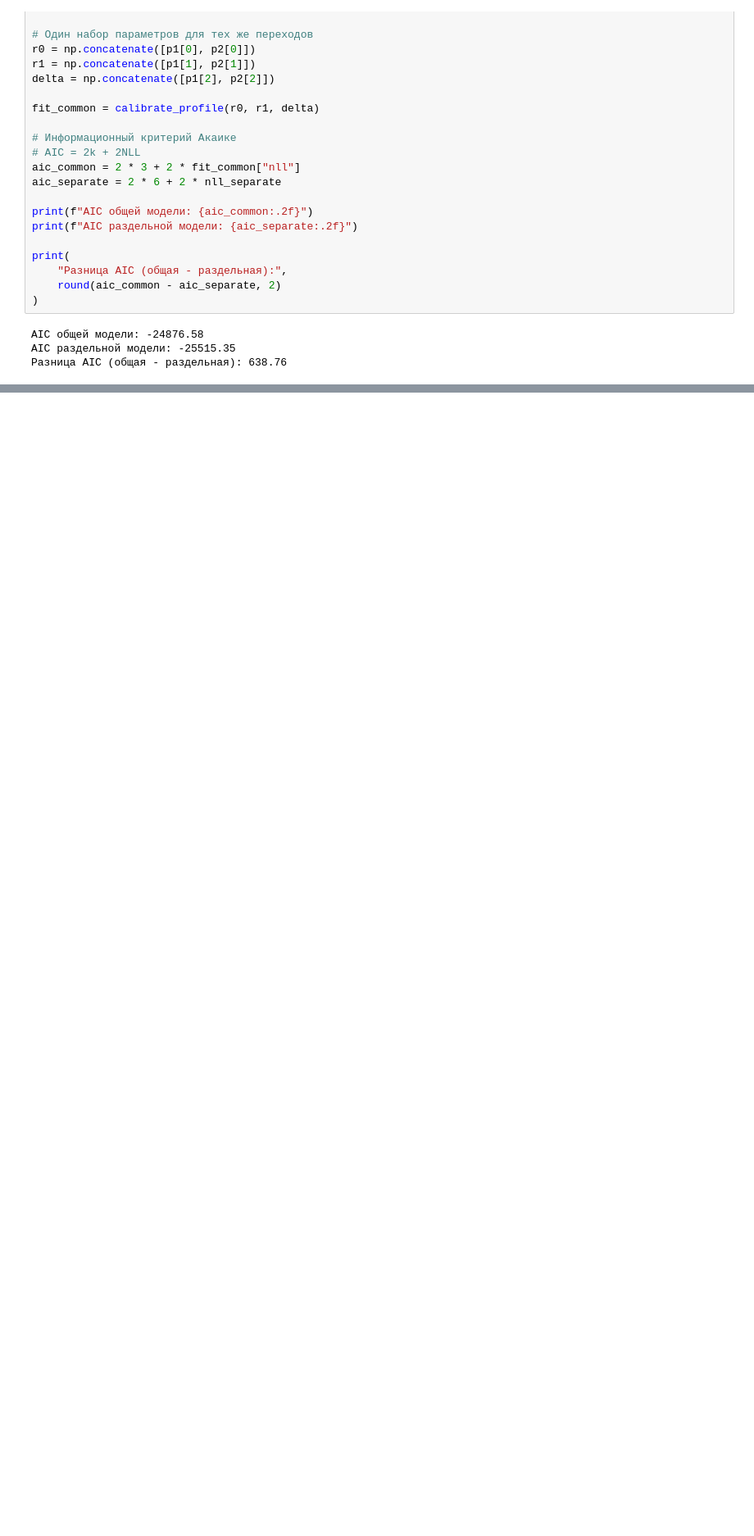
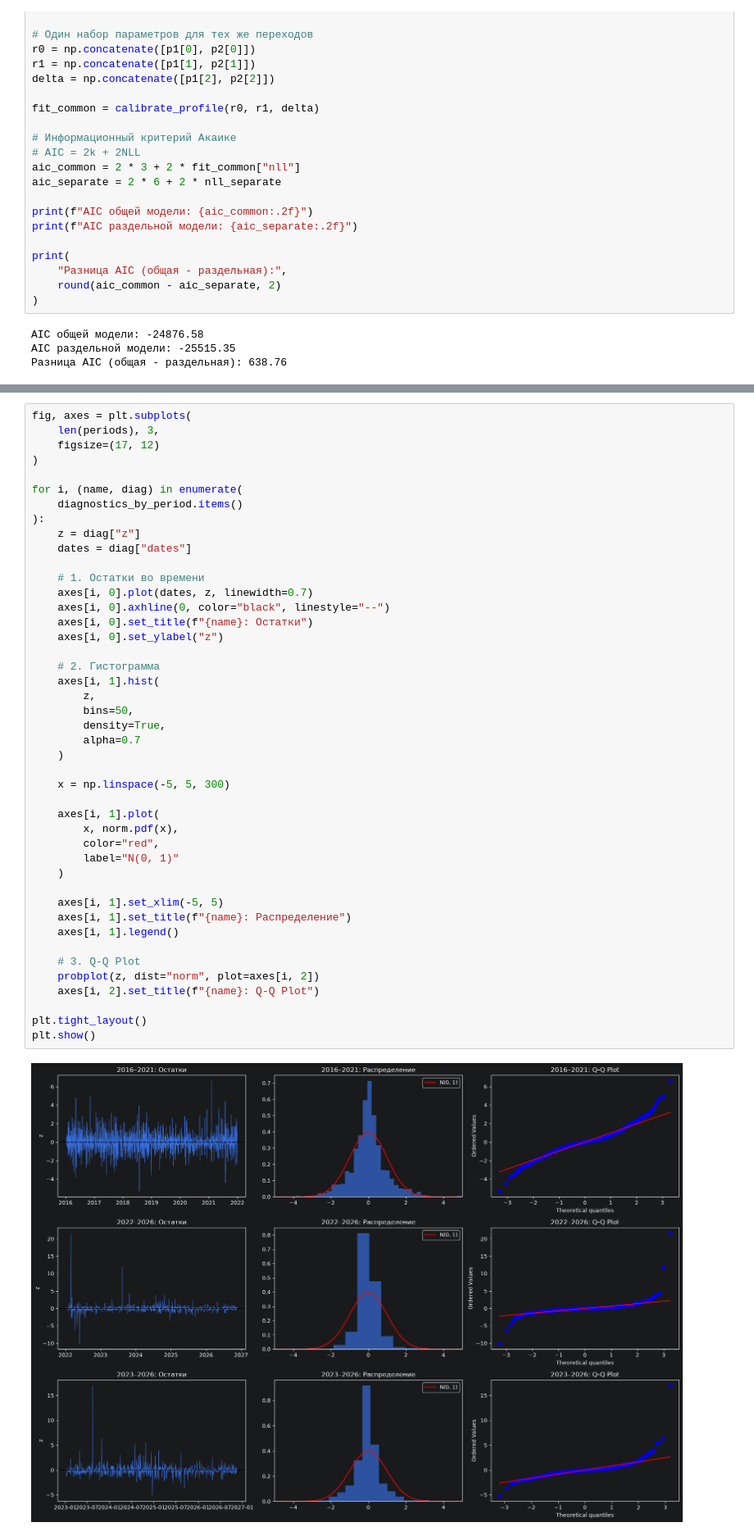
Before and after one commit to blbl-blbl/russian-interest-rate-models, a Jupyter notebook: notebooks/02_vasicek_calibration.ipynb, the cells around one changed output, grey strips where cells are left out. Shown at 82% size. Drawn from its saved outputs; the diff is of its cells as text; blank space fills up the shorter version.

```diff
--- a/notebooks/02_vasicek_calibration.ipynb
+++ b/notebooks/02_vasicek_calibration.ipynb
@@ -626,0 +811,46 @@ AIC раздельной модели: -25515.35
+# %%
+fig, axes = plt.subplots(
+    len(periods), 3,
+    figsize=(17, 12)
+)
+
+for i, (name, diag) in enumerate(
+    diagnostics_by_period.items()
+):
+    z = diag["z"]
+    dates = diag["dates"]
+
+    # 1. Остатки во времени
+    axes[i, 0].plot(dates, z, linewidth=0.7)
+    axes[i, 0].axhline(0, color="black", linestyle="--")
+    axes[i, 0].set_title(f"{name}: Остатки")
+    axes[i, 0].set_ylabel("z")
+
+    # 2. Гистограмма
+    axes[i, 1].hist(
+        z,
+        bins=50,
+        density=True,
+        alpha=0.7
+    )
+
+    x = np.linspace(-5, 5, 300)
+
+    axes[i, 1].plot(
+        x, norm.pdf(x),
+        color="red",
+        label="N(0, 1)"
+    )
+
+    axes[i, 1].set_xlim(-5, 5)
+    axes[i, 1].set_title(f"{name}: Распределение")
+    axes[i, 1].legend()
+
+    # 3. Q-Q Plot
+    probplot(z, dist="norm", plot=axes[i, 2])
+    axes[i, 2].set_title(f"{name}: Q-Q Plot")
+
+plt.tight_layout()
+plt.show()
+# %% [output]
+[figure, added]
```
Also changed, not shown: parts of 7 cells of this notebook.
